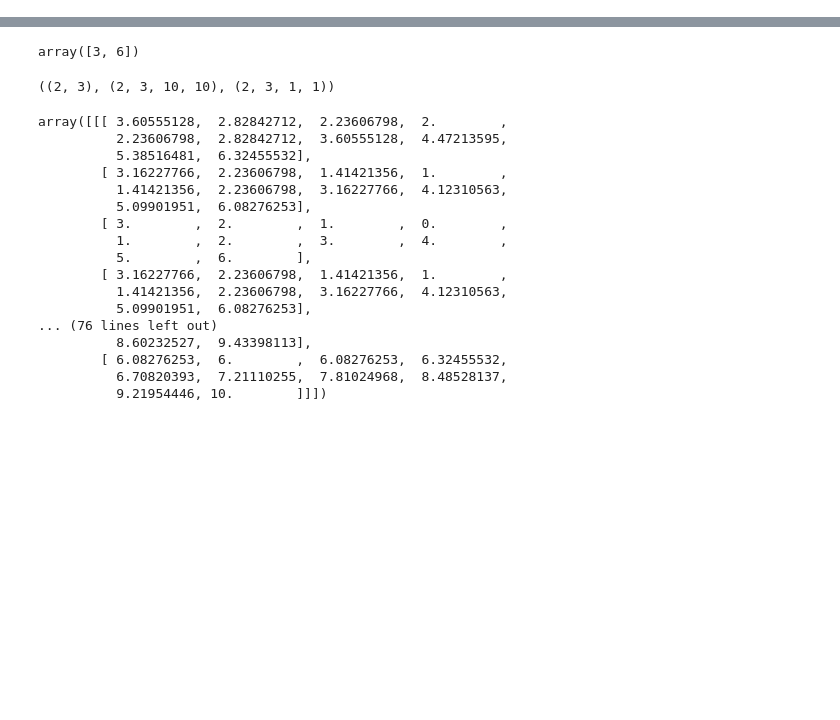
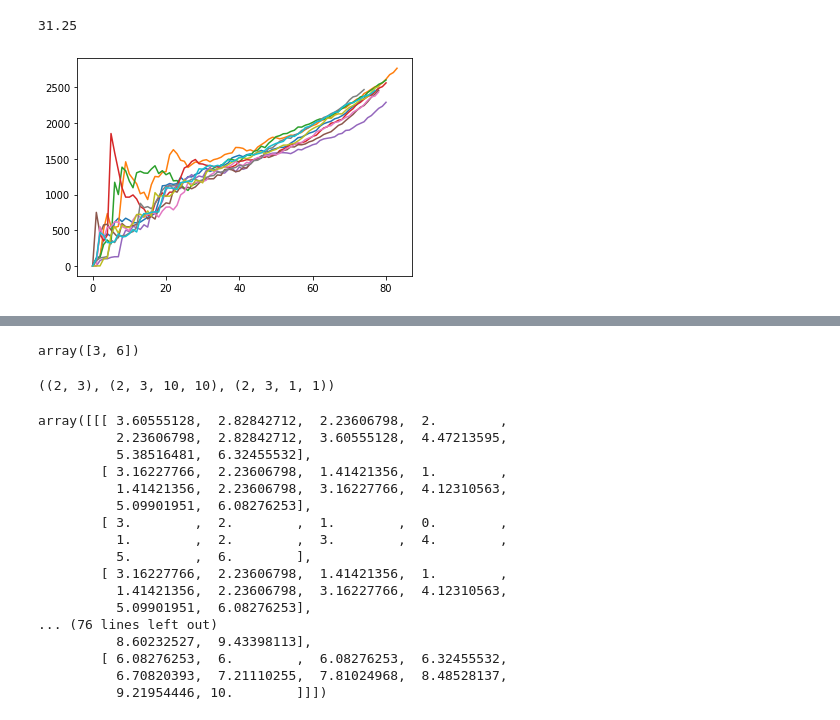
Before and after one commit to mitochevole/isobenefit-cities, a Jupyter notebook: isobenefit_cities.ipynb, the cells around one changed output, grey strips where cells are left out. Saved outputs shown, nothing was run; the diff lists cells and outputs as text; code cells hidden in the pictures; blank space fills up the shorter version.

```diff
--- a/isobenefit_cities.ipynb
+++ b/isobenefit_cities.ipynb
@@ -3,0 +10,3 @@ import matplotlib.pyplot as plt
+# %%
+time_string = "20200510-190235"
+for timestamp in:
@@ -3,0 +15,12 @@ import matplotlib.pyplot as plt
+# %%
+timestamps = sorted(os.listdir("simulations/"))[-10:]
+# %%
+2500/80
+# %% [output]
+31.25
+# %%
+for timestamp in timestamps:
+    df = pd.read_csv(f"simulations/{timestamp}/current_counts.csv")
+    plt.plot(df.current_population/(0.2*0.2*df.current_built_blocks))
+# %% [output]
+[figure, added]
```
Also changed, not shown: parts of 10 cells of this notebook, 4 other files.
